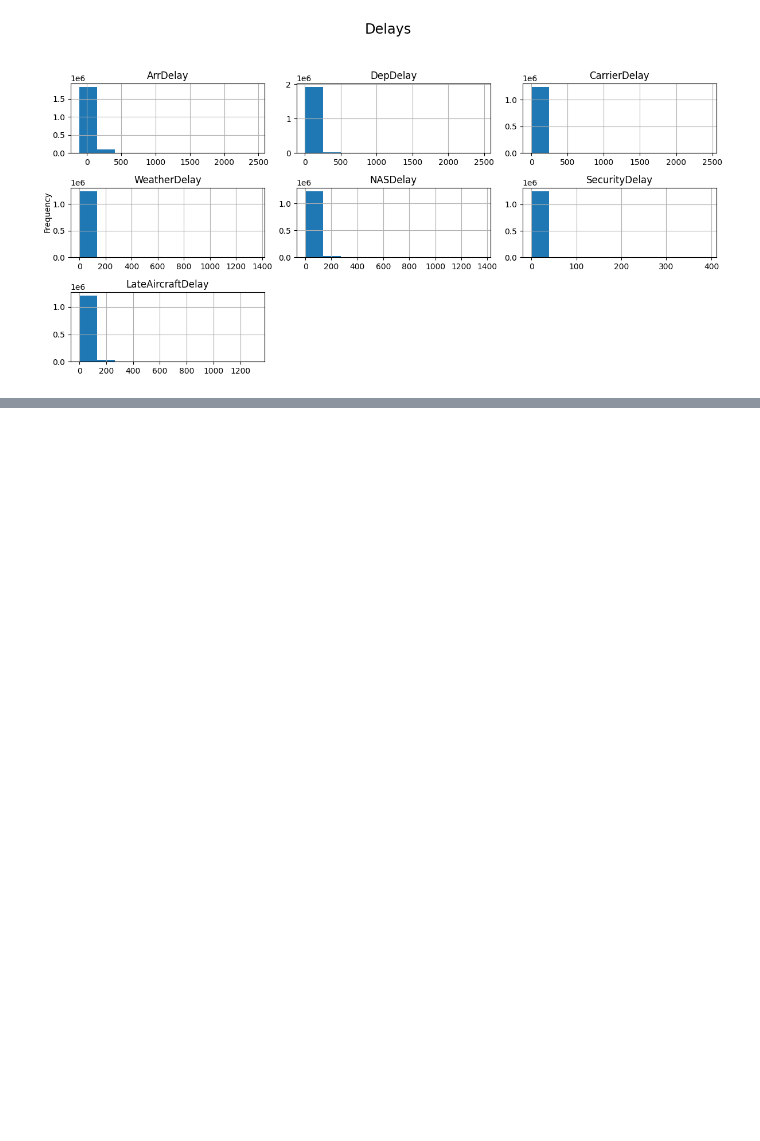
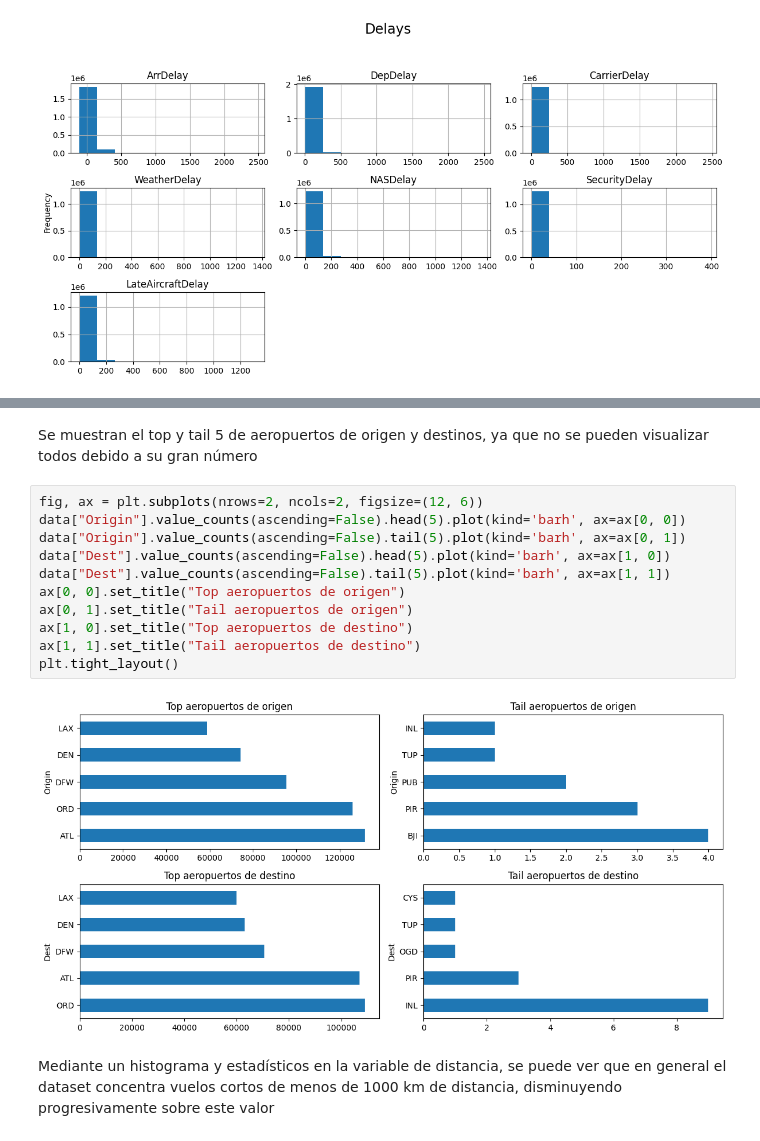
Before and after one commit to DiegoLeonG96/proyecto-pydatascience-udd, a Jupyter notebook: 01_Analisis_Exploratorio.ipynb, the cells around one changed output, grey strips where cells are left out. Saved outputs shown, nothing was run; the diff lists cells and outputs as text; blank space fills up the shorter version.

Commit message:
ADD: origin and destination columns analysis

```diff
--- a/01_Analisis_Exploratorio.ipynb
+++ b/01_Analisis_Exploratorio.ipynb
@@ -256,0 +309,17 @@ plt.tight_layout()
+# %% [markdown]
+Se muestran el top y tail 5 de aeropuertos de origen y destinos, ya que no se pueden visualizar todos debido a su gran número
+# %%
+fig, ax = plt.subplots(nrows=2, ncols=2, figsize=(12, 6))
+data["Origin"].value_counts(ascending=False).head(5).plot(kind='barh', ax=ax[0, 0])
+data["Origin"].value_counts(ascending=False).tail(5).plot(kind='barh', ax=ax[0, 1])
+data["Dest"].value_counts(ascending=False).head(5).plot(kind='barh', ax=ax[1, 0])
+data["Dest"].value_counts(ascending=False).tail(5).plot(kind='barh', ax=ax[1, 1])
+ax[0, 0].set_title("Top aeropuertos de origen")
+ax[0, 1].set_title("Tail aeropuertos de origen")
+ax[1, 0].set_title("Top aeropuertos de destino")
+ax[1, 1].set_title("Tail aeropuertos de destino")
+plt.tight_layout()
+# %% [output]
+[figure, added]
+# %% [markdown]
+Mediante un histograma y estadísticos en la variable de distancia, se puede ver que en general el dataset concentra vuelos cortos de menos de 1000 km de distancia, disminuyendo progresivamente sobre este valor
```
Also changed, not shown: parts of 11 cells of this notebook.
